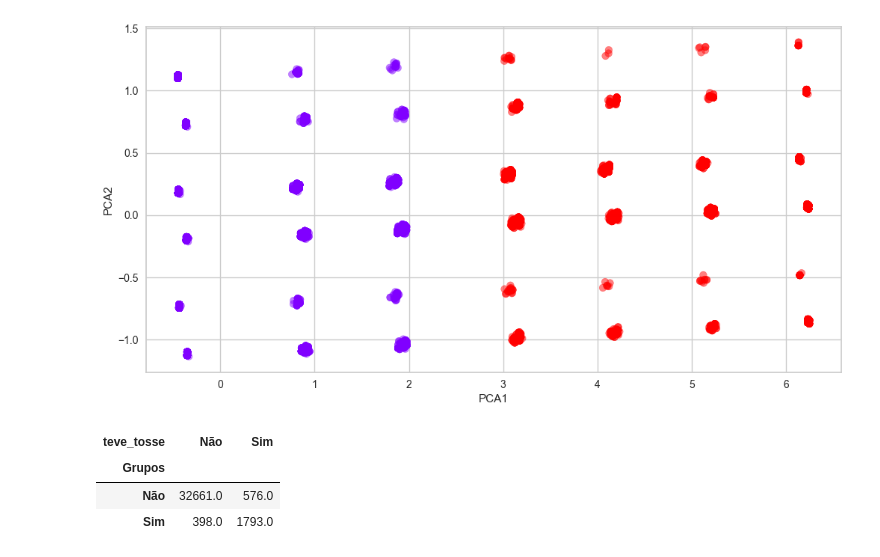
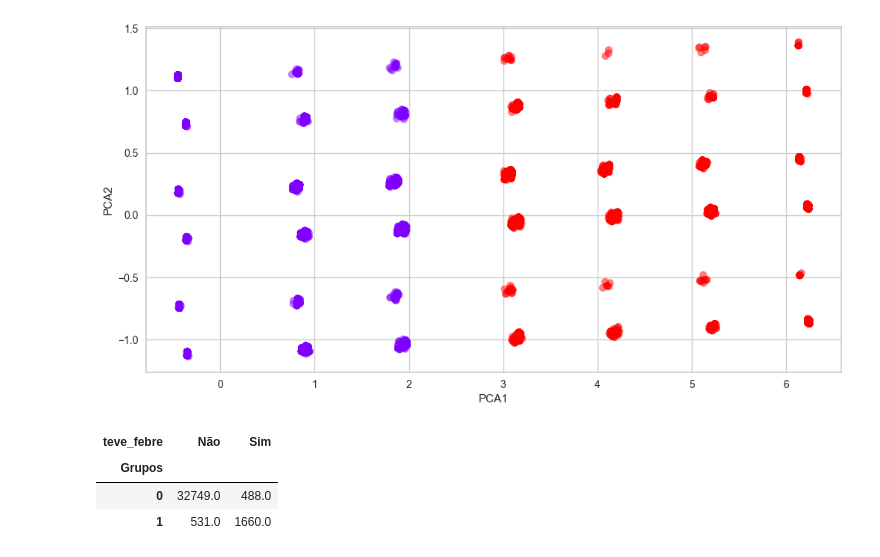
Before and after one commit to Rogeriom49/4DTAT, a Jupyter notebook: techChallange3/clustering_positivados.ipynb, the cells around one changed output. Saved outputs shown, nothing was run; the diff lists cells and outputs as text; code cells hidden in the pictures.

```diff
--- a/techChallange3/clustering_positivados.ipynb
+++ b/techChallange3/clustering_positivados.ipynb
@@ -431,7 +429,7 @@ teve_sintomas.fillna(0, inplace=True)
 def fCriaDataFrameSintomas(pTeve_Sintoma):
     df_grouped = dados_Escalonados.groupby('Grupos')[pTeve_Sintoma].value_counts()
     teve_sintoma = df_grouped.reset_index()
-    teve_sintoma.replace({0:'Não', 1:'Sim'}, inplace=True)
+    teve_sintoma[pTeve_Sintoma].replace({0:'Não', 1:'Sim'}, inplace=True)
     return teve_sintoma.pivot_table('count',['Grupos'],pTeve_Sintoma)
 # %%
 df_teve_febre = fCriaDataFrameSintomas('teve_febre')
@@ -440,13 +438,13 @@ df_teve_dor_garganta = fCriaDataFrameSintomas('teve_dor_garganta')
 df_teve_dificuldade_respirar = fCriaDataFrameSintomas('teve_dificuldade_respirar')
 df_teve_dor_cabeca = fCriaDataFrameSintomas('teve_dor_cabeca')
 df_teve_dor_fadiga = fCriaDataFrameSintomas('teve_dor_fadiga')
-# %%
-df_teve_tosse
-# %% [output]
-| teve_tosse | Não | Sim |
-| Grupos |  |  |
-| Não | 32661.0 | 576.0 |
-| Sim | 398.0 | 1793.0 |
+# %%
+df_teve_febre
+# %% [output]
+| teve_febre | Não | Sim |
+| Grupos |  |  |
+| 0 | 32749.0 | 488.0 |
+| 1 | 531.0 | 1660.0 |
 # %%
 fPlotaGraficos(df_teve_febre, 'Teve o Sintoma de Febre')
 # %%
```
Also changed, not shown: parts of 10 cells of this notebook.
